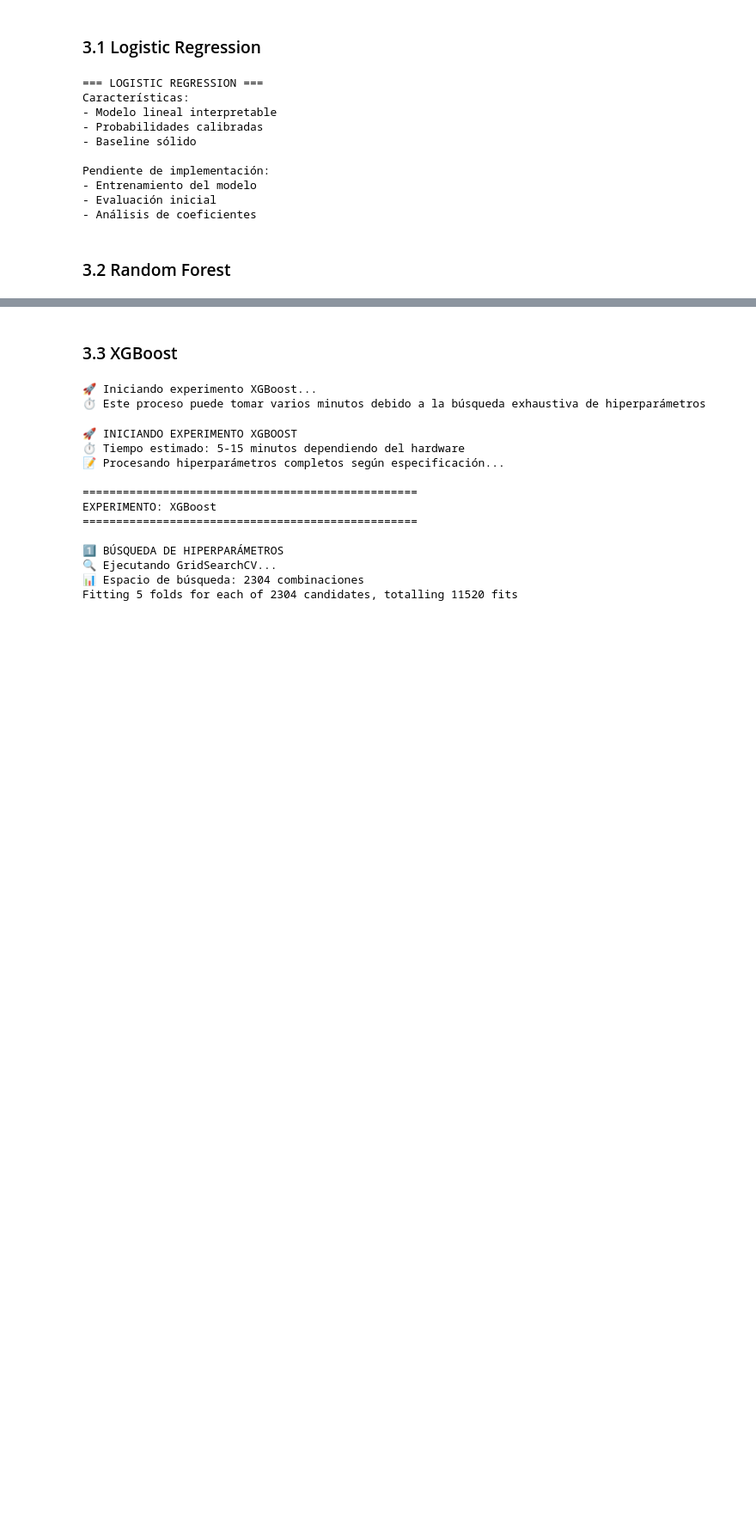
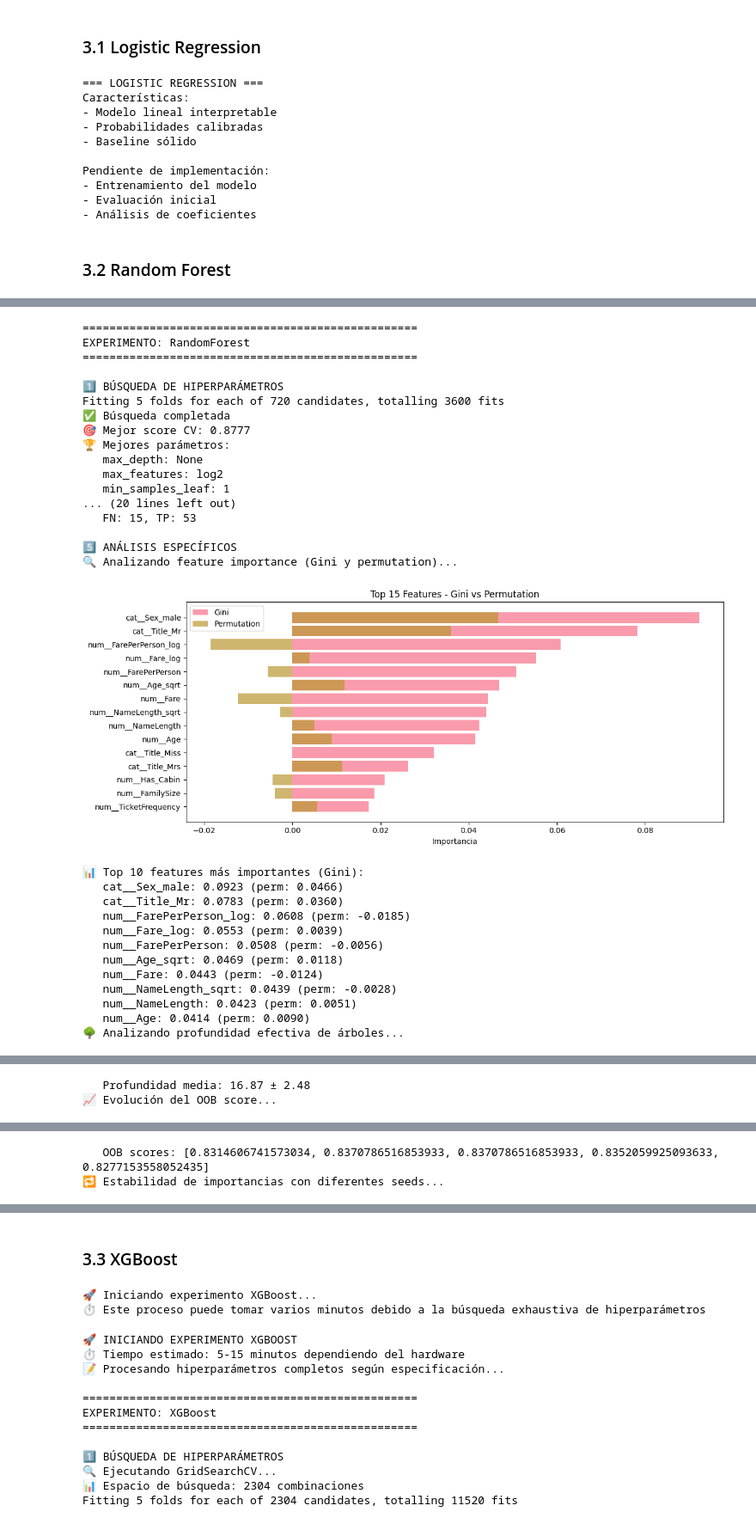
Before and after one commit to santiagosauma/ConcentracionAI, a Jupyter notebook: Entrega3/Entrega3_Modelado.ipynb, the cells around one changed output, grey strips where cells are left out. Shown at 86% size. Drawn from its saved outputs; the diff is of its cells as text; code cells hidden in the pictures; blank space fills up the shorter version.

Commit message:
RandomForest added

```diff
--- a/Entrega3/Entrega3_Modelado.ipynb
+++ b/Entrega3/Entrega3_Modelado.ipynb
@@ -204,0 +414,35 @@ Pendiente de implementación:
+# %%
+# Ejemplo de uso:
+rf_experiment = ModelExperiment("RandomForest", random_state=42)
+rf_results = rf_experiment.run_experiment(X_train_processed, y_train, X_val_processed, y_val)
+# %% [output]
+==================================================
+EXPERIMENTO: RandomForest
+==================================================
+
+1️⃣ BÚSQUEDA DE HIPERPARÁMETROS
+Fitting 5 folds for each of 720 candidates, totalling 3600 fits
+✅ Búsqueda completada
+🎯 Mejor score CV: 0.8777
+🏆 Mejores parámetros:
+   max_depth: None
+   max_features: log2
+   min_samples_leaf: 1
+... (20 lines left out)
+   FN: 15, TP: 53
+
+5️⃣ ANÁLISIS ESPECÍFICOS
+🔍 Analizando feature importance (Gini y permutation)...
+[figure, added]
+📊 Top 10 features más importantes (Gini):
+   cat__Sex_male: 0.0923 (perm: 0.0466)
+   cat__Title_Mr: 0.0783 (perm: 0.0360)
+   num__FarePerPerson_log: 0.0608 (perm: -0.0185)
+   num__Fare_log: 0.0553 (perm: 0.0039)
+   num__FarePerPerson: 0.0508 (perm: -0.0056)
+   num__Age_sqrt: 0.0469 (perm: 0.0118)
+   num__Fare: 0.0443 (perm: -0.0124)
+   num__NameLength_sqrt: 0.0439 (perm: -0.0028)
+   num__NameLength: 0.0423 (perm: 0.0051)
+   num__Age: 0.0414 (perm: 0.0090)
+🌳 Analizando profundidad efectiva de árboles...
@@ -204,0 +450,2 @@ Pendiente de implementación:
+   Profundidad media: 16.87 ± 2.48
+📈 Evolución del OOB score...
@@ -204,0 +453,2 @@ Pendiente de implementación:
+   OOB scores: [0.8314606741573034, 0.8370786516853933, 0.8370786516853933, 0.8352059925093633, 0.8277153558052435]
+🔁 Estabilidad de importancias con diferentes seeds...
```
Also changed, not shown: parts of 2 cells of this notebook, 3 other files.
